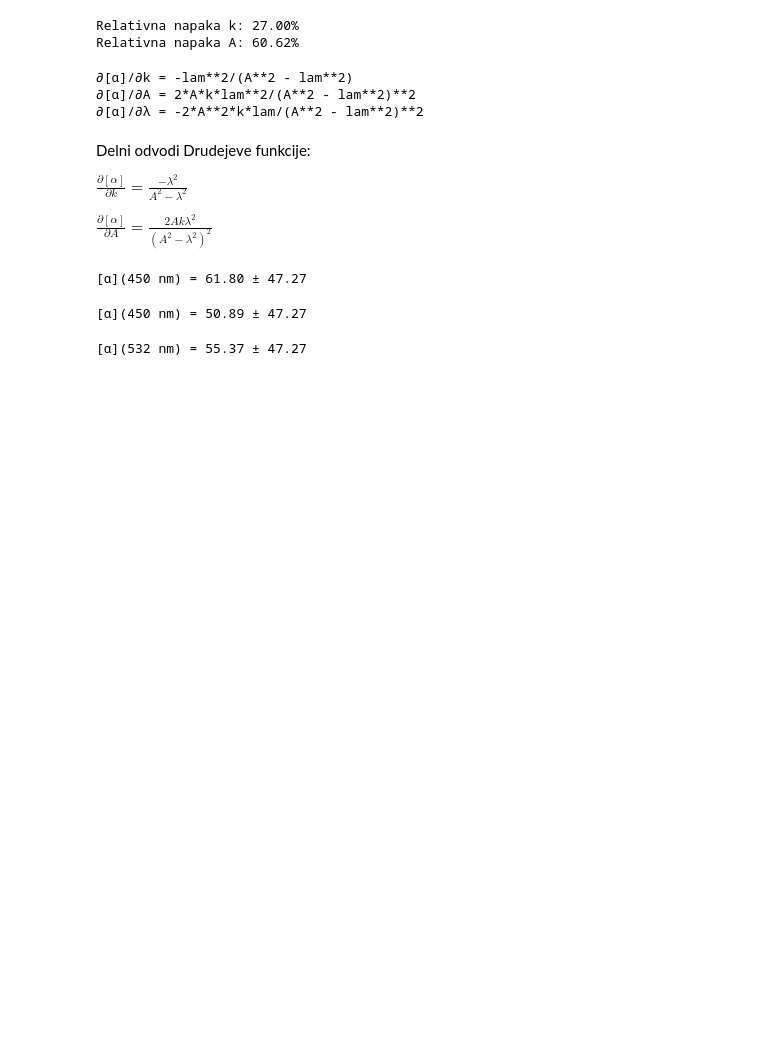
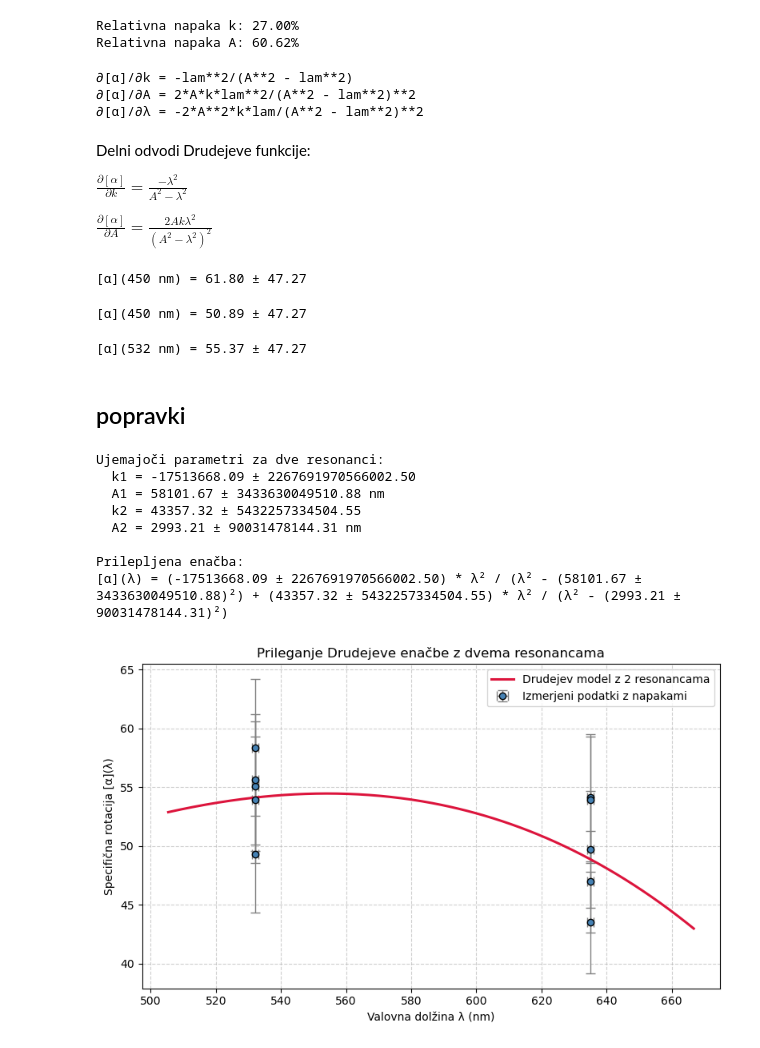
Before and after one commit to Matijek/Projektna_FE3, a Jupyter notebook: priprava.ipynb, the cells around one changed output. Saved outputs shown, nothing was run; the diff lists cells and outputs as text; code cells hidden in the pictures; blank space fills up the shorter version.

```diff
--- a/priprava.ipynb
+++ b/priprava.ipynb
@@ -557,3 +562,70 @@ delta_alpha_green = abs(d_alpha_dk_val) * k_err + abs(d_alpha_dA_val) * A_err
 print(f"[α](532 nm) = {alpha_green:.2f} ± {delta_alpha_green:.2f}")
 # %% [output]
 [α](532 nm) = 55.37 ± 47.27
+# %% [markdown]
+## popravki
+# %%
+import numpy as np
+import matplotlib.pyplot as plt
+from scipy.optimize import curve_fit
+
+# Podatki
+lambda_vals = np.array([635, 635, 635, 635, 635, 532, 532, 532, 532, 532])  # nm
+alpha_vals = np.array([43.47826087, 46.95652174, 49.68944099, 54.10628019, 53.91304348,
+                       49.27536232, 53.91304348, 58.38509317, 55.07246377, 55.65217391])
+alpha_errs = np.array([4.347826087, 4.347826087, 4.968944099, 5.410628019, 5.391304348,
+                       4.927536232, 5.391304348, 5.838509316, 5.507246377, 5.565217391])
+lambda_errs = np.array([1] * len(lambda_vals))  # ±1 nm napake na valovne dolžine
+
+# Model z dvema resonancama
+def drude_two(lambda_nm, k1, A1, k2, A2):
+    return (k1 * lambda_nm**2) / (lambda_nm**2 - A1**2) + (k2 * lambda_nm**2) / (lambda_nm**2 - A2**2)
+
+# Približni začetni parametri (lahko prilagodiš glede na intuicijo)
+p0 = [1e4, 500, 1e4, 600]
+
+# Fitanje
+params, cov = curve_fit(drude_two, lambda_vals, alpha_vals, sigma=alpha_errs, absolute_sigma=True, p0=p0)
+
+k1_fit, A1_fit, k2_fit, A2_fit = params
+k1_err, A1_err, k2_err, A2_err = np.sqrt(np.diag(cov))
+
+# Izpis parametrov z napakami
+print("Ujemajoči parametri za dve resonanci:")
+print(f"  k1 = {k1_fit:.2f} ± {k1_err:.2f}")
+print(f"  A1 = {A1_fit:.2f} ± {A1_err:.2f} nm")
+print(f"  k2 = {k2_fit:.2f} ± {k2_err:.2f}")
+print(f"  A2 = {A2_fit:.2f} ± {A2_err:.2f} nm")
+
+# Izpis enačbe s parametri in napakami
+print("\nPrilepljena enačba:")
+print(f"[α](λ) = ({k1_fit:.2f} ± {k1_err:.2f}) * λ² / (λ² - ({A1_fit:.2f} ± {A1_err:.2f})²) + "
+      f"({k2_fit:.2f} ± {k2_err:.2f}) * λ² / (λ² - ({A2_fit:.2f} ± {A2_err:.2f})²)")
+
+# Priprava za risanje
+lambda_fit = np.linspace(min(lambda_vals)*0.95, max(lambda_vals)*1.05, 300)
+alpha_fit = drude_two(lambda_fit, k1_fit, A1_fit, k2_fit, A2_fit)
+
+# Risanje
+plt.figure(figsize=(8, 5))
+plt.errorbar(lambda_vals, alpha_vals, xerr=lambda_errs, yerr=alpha_errs, fmt='o',
+             markersize=6, markerfacecolor='steelblue', markeredgecolor='black',
+             ecolor='gray', elinewidth=1, capsize=4, label='Izmerjeni podatki z napakami')
+plt.plot(lambda_fit, alpha_fit, color='crimson', linewidth=2.2, label='Drudejev model z 2 resonancama')
+plt.xlabel('Valovna dolžina λ (nm)')
+plt.ylabel('Specifična rotacija [α](λ)')
+plt.title('Prileganje Drudejeve enačbe z dvema resonancama')
+plt.grid(True, linestyle='--', alpha=0.6)
+plt.legend()
+plt.tight_layout()
+plt.show()
+# %% [output]
+Ujemajoči parametri za dve resonanci:
+  k1 = -17513668.09 ± 2267691970566002.50
+  A1 = 58101.67 ± 3433630049510.88 nm
+  k2 = 43357.32 ± 5432257334504.55
+  A2 = 2993.21 ± 90031478144.31 nm
+
+Prilepljena enačba:
+[α](λ) = (-17513668.09 ± 2267691970566002.50) * λ² / (λ² - (58101.67 ± 3433630049510.88)²) + (43357.32 ± 5432257334504.55) * λ² / (λ² - (2993.21 ± 90031478144.31)²)
+[figure, added]
```
Also changed, not shown: parts of 3 cells of this notebook, 7 other files.
